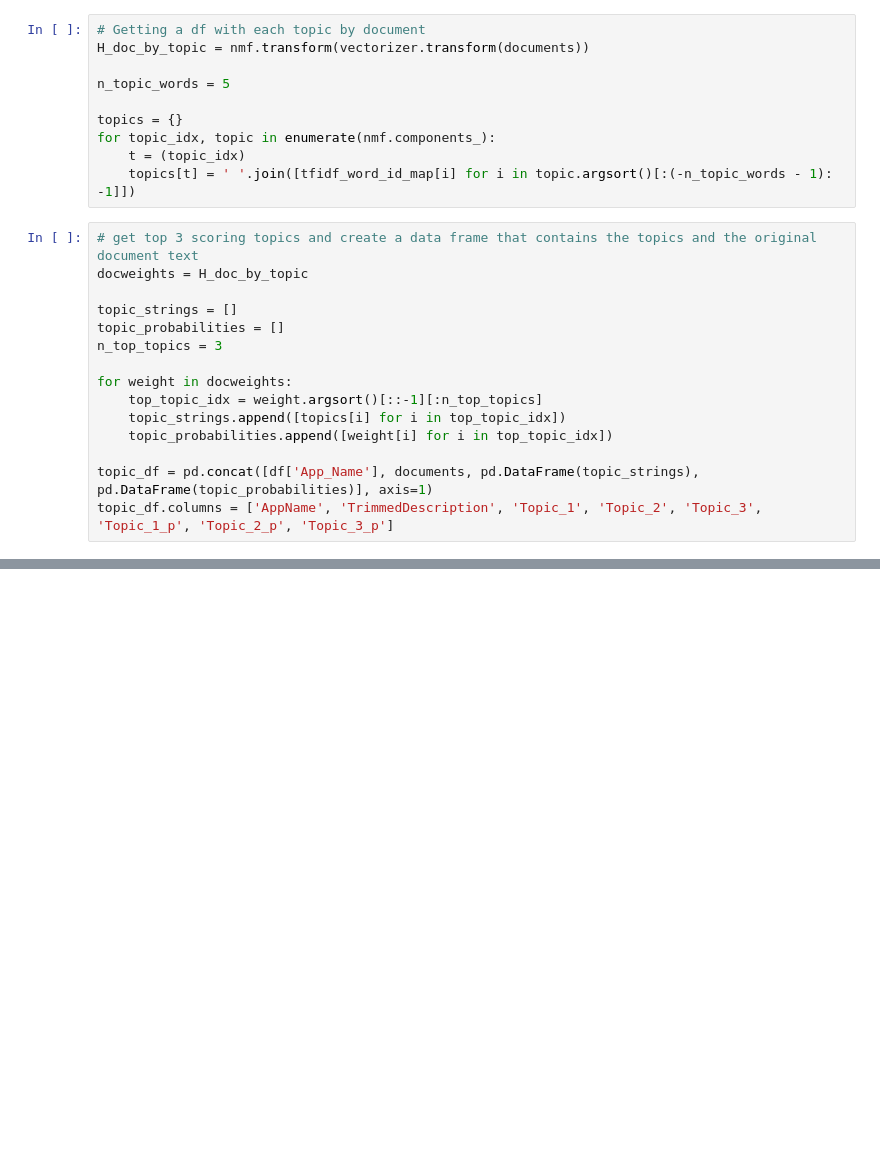
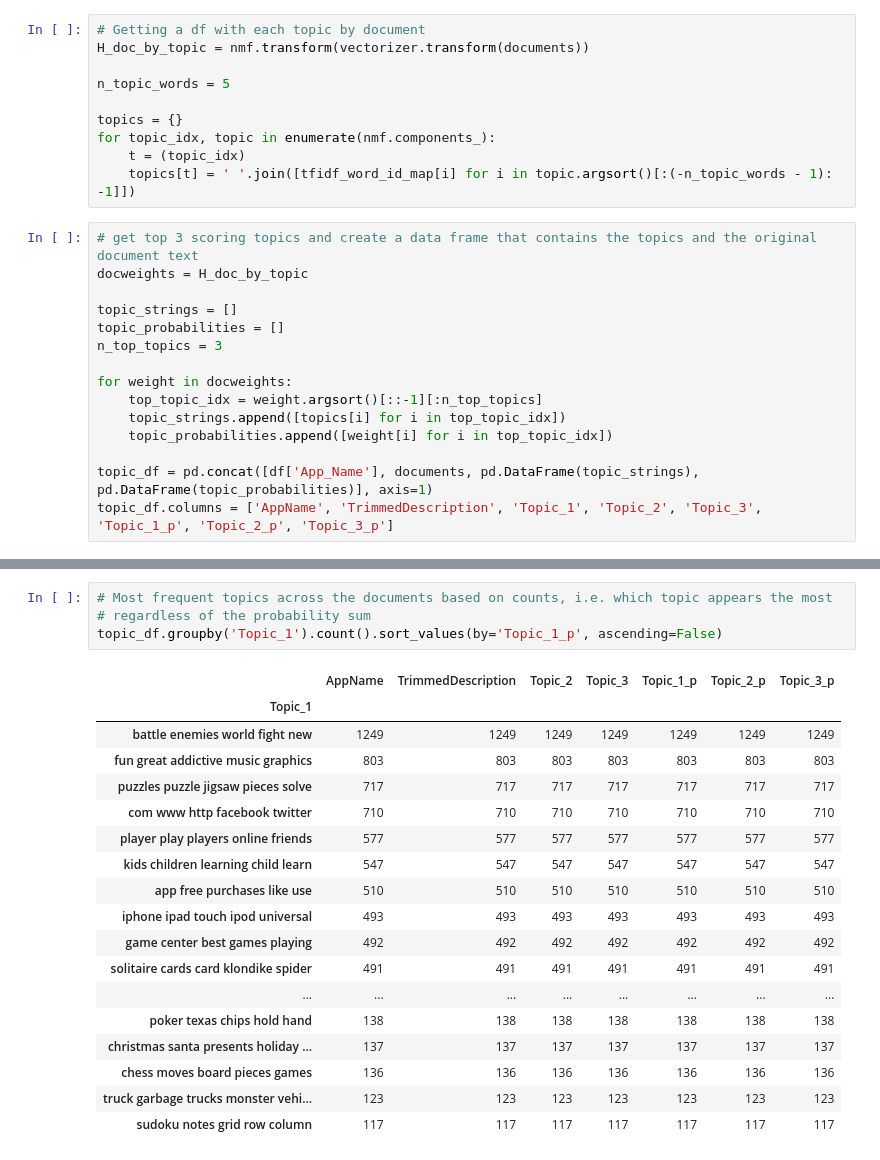
Before and after one commit to tsido/lda-thesis, a Jupyter notebook: topic_extraction/NMF/NMF-topicmodel.ipynb, the cells around one changed output, grey strips where cells are left out. Cells and saved outputs as stored; diff of their text form; blank space fills up the shorter version.

```diff
--- a/topic_extraction/NMF/NMF-topicmodel.ipynb
+++ b/topic_extraction/NMF/NMF-topicmodel.ipynb
@@ -75,0 +122,23 @@ topic_df
+# %%
+# Most frequent topics across the documents based on counts, i.e. which topic appears the most
+# regardless of the probability sum
+topic_df.groupby('Topic_1').count().sort_values(by='Topic_1_p', ascending=False)
+# %% [output]
+|  | AppName | TrimmedDescription | Topic_2 | Topic_3 | Topic_1_p | Topic_2_p | Topic_3_p |
+| Topic_1 |  |  |  |  |  |  |  |
+| battle enemies world fight new | 1249 | 1249 | 1249 | 1249 | 1249 | 1249 | 1249 |
+| fun great addictive music graphics | 803 | 803 | 803 | 803 | 803 | 803 | 803 |
+| puzzles puzzle jigsaw pieces solve | 717 | 717 | 717 | 717 | 717 | 717 | 717 |
+| com www http facebook twitter | 710 | 710 | 710 | 710 | 710 | 710 | 710 |
+| player play players online friends | 577 | 577 | 577 | 577 | 577 | 577 | 577 |
+| kids children learning child learn | 547 | 547 | 547 | 547 | 547 | 547 | 547 |
+| app free purchases like use | 510 | 510 | 510 | 510 | 510 | 510 | 510 |
+| iphone ipad touch ipod universal | 493 | 493 | 493 | 493 | 493 | 493 | 493 |
+| game center best games playing | 492 | 492 | 492 | 492 | 492 | 492 | 492 |
+| solitaire cards card klondike spider | 491 | 491 | 491 | 491 | 491 | 491 | 491 |
+| ... | ... | ... | ... | ... | ... | ... | ... |
+| poker texas chips hold hand | 138 | 138 | 138 | 138 | 138 | 138 | 138 |
+| christmas santa presents holiday ... | 137 | 137 | 137 | 137 | 137 | 137 | 137 |
+| chess moves board pieces games | 136 | 136 | 136 | 136 | 136 | 136 | 136 |
+| truck garbage trucks monster vehi... | 123 | 123 | 123 | 123 | 123 | 123 | 123 |
+| sudoku notes grid row column | 117 | 117 | 117 | 117 | 117 | 117 | 117 |
```
Also changed, not shown: parts of 4 cells of this notebook.
